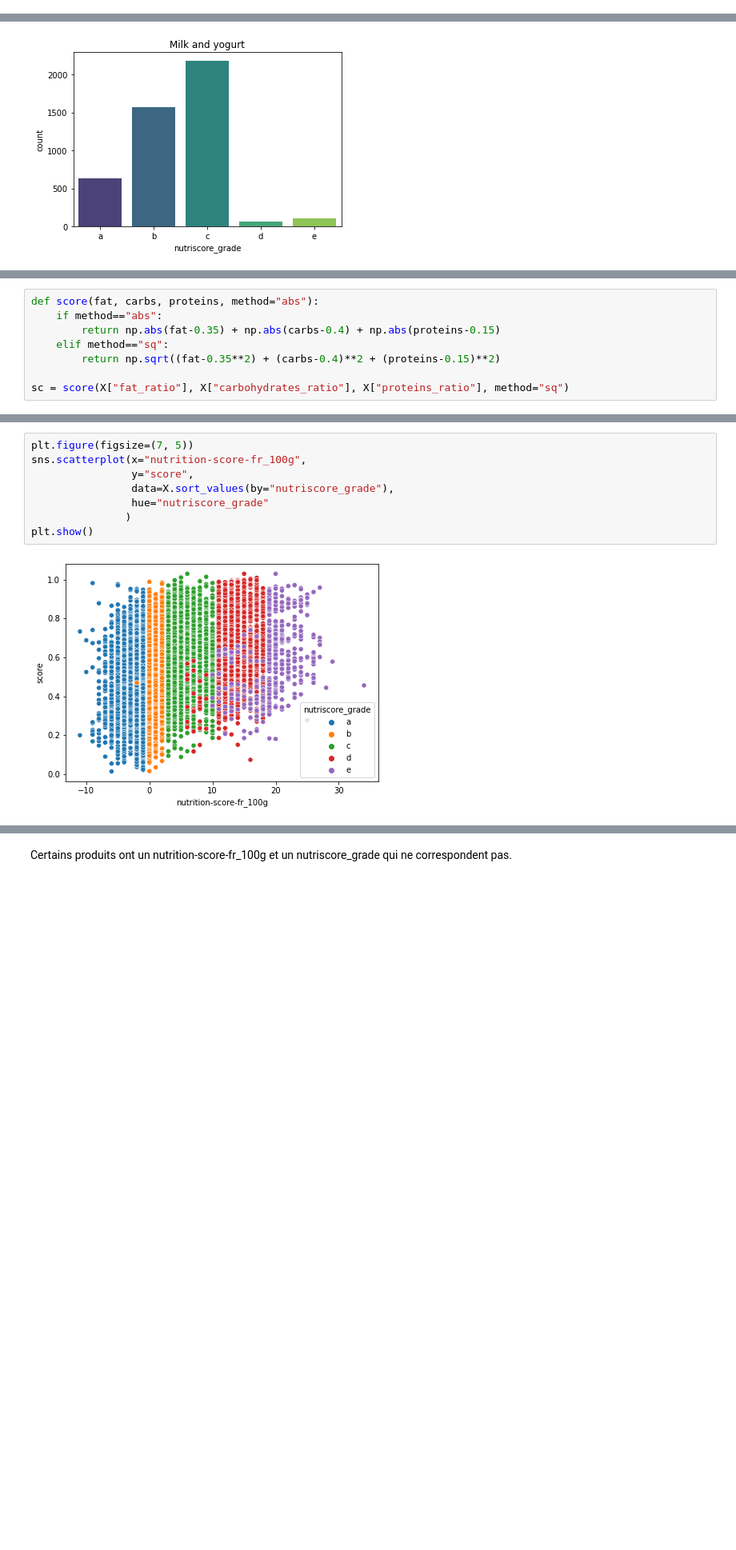
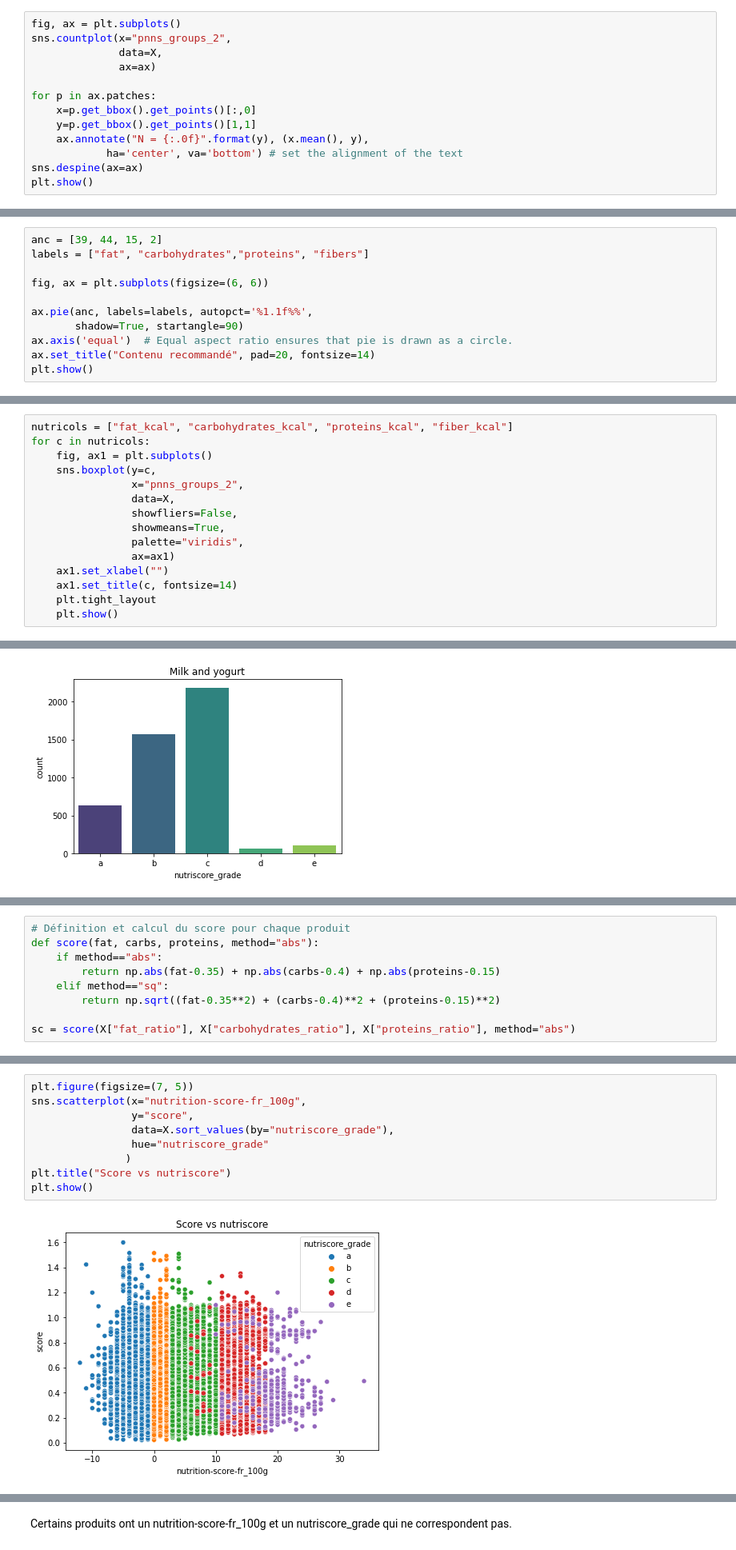
Before and after one commit to OlivierLegrand/P7, a Jupyter notebook: P3/PSanté_notebookexploration.ipynb, the cells around one changed output, grey strips where cells are left out. Shown at 80% size. Drawn from its saved outputs; the diff is of its cells as text; blank space fills up the shorter version.

```diff
--- a/P3/PSanté_notebookexploration.ipynb
+++ b/P3/PSanté_notebookexploration.ipynb
@@ -232,0 +170,13 @@ for c in nutricols:
+# %%
+fig, ax = plt.subplots()
+sns.countplot(x="pnns_groups_2",
+              data=X,
+              ax=ax)
+
+for p in ax.patches:
+    x=p.get_bbox().get_points()[:,0]
+    y=p.get_bbox().get_points()[1,1]
+    ax.annotate("N = {:.0f}".format(y), (x.mean(), y),
+            ha='center', va='bottom') # set the alignment of the text
+sns.despine(ax=ax)
+plt.show()
@@ -275,0 +247,11 @@ plt.show()
+# %%
+anc = [39, 44, 15, 2]
+labels = ["fat", "carbohydrates","proteins", "fibers"]
+
+fig, ax = plt.subplots(figsize=(6, 6))
+
+ax.pie(anc, labels=labels, autopct='%1.1f%%',
+       shadow=True, startangle=90)
+ax.axis('equal')  # Equal aspect ratio ensures that pie is drawn as a circle.
+ax.set_title("Contenu recommandé", pad=20, fontsize=14)
+plt.show()
@@ -275,0 +264,15 @@ plt.show()
+# %%
+nutricols = ["fat_kcal", "carbohydrates_kcal", "proteins_kcal", "fiber_kcal"]
+for c in nutricols:
+    fig, ax1 = plt.subplots()
+    sns.boxplot(y=c,
+                x="pnns_groups_2",
+                data=X,
+                showfliers=False,
+                showmeans=True,
+                palette="viridis",
+                ax=ax1)
+    ax1.set_xlabel("")
+    ax1.set_title(c, fontsize=14)
+    plt.tight_layout
+    plt.show()
@@ -503,11 +471,12 @@ X.loc[:, "fat_ratio"] = X.apply(lambda x: x["fat_kcal"]/(x["fat_kcal"]+x["carboh
 X.loc[:, "carbohydrates_ratio"] = X.apply(lambda x: x["carbohydrates_kcal"]/(x["fat_kcal"]+x["carbohydrates_kcal"]+x["proteins_kcal"]+x["fiber_kcal"]), axis=1)
 X.loc[:, "proteins_ratio"] = X.apply(lambda x: x["proteins_kcal"]/(x["fat_kcal"]+x["carbohydrates_kcal"]+x["proteins_kcal"]+x["fiber_kcal"]), axis=1)
 # %%
+# Définition et calcul du score pour chaque produit
 def score(fat, carbs, proteins, method="abs"):
     if method=="abs":
         return np.abs(fat-0.35) + np.abs(carbs-0.4) + np.abs(proteins-0.15)
     elif method=="sq":
         return np.sqrt((fat-0.35**2) + (carbs-0.4)**2 + (proteins-0.15)**2)
 
-sc = score(X["fat_ratio"], X["carbohydrates_ratio"], X["proteins_ratio"], method="sq")
+sc = score(X["fat_ratio"], X["carbohydrates_ratio"], X["proteins_ratio"], method="abs")
 # %%
@@ -530,10 +502,11 @@ sns.histplot(x="score",
 # %%
 plt.figure(figsize=(7, 5))
 sns.scatterplot(x="nutrition-score-fr_100g",
                 y="score",
                 data=X.sort_values(by="nutriscore_grade"),
                 hue="nutriscore_grade"
                )
+plt.title("Score vs nutriscore")
 plt.show()
 # %% [output]
-[figure, old version]
+[figure, new version]
```
Also changed, not shown: parts of 131 cells of this notebook, 1 other file.
